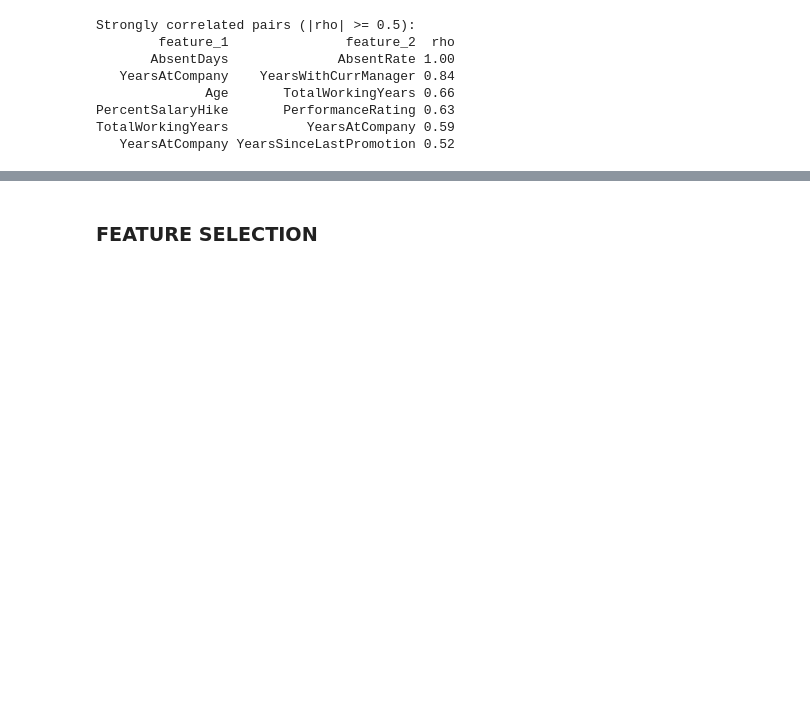
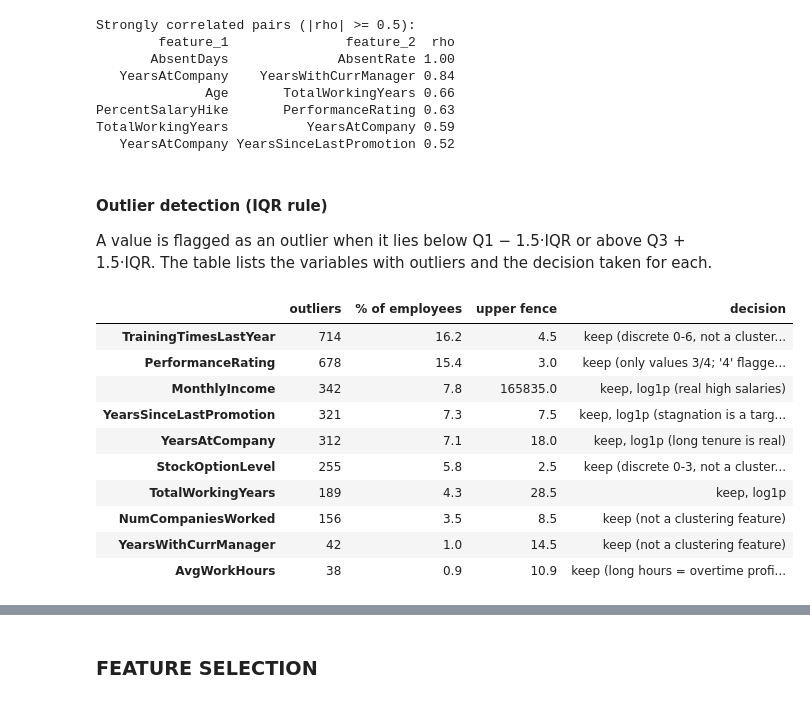
Before and after one commit to DangHoangMinhTu/Project-3---Clustering-HR-Analytics-Case-Study, a Jupyter notebook: HR-Analytics-Case-Study-Clustering.ipynb, the cells around one changed output, grey strips where cells are left out. Saved outputs shown, nothing was run; the diff lists cells and outputs as text; code cells hidden in the pictures; blank space fills up the shorter version.

```diff
--- a/HR-Analytics-Case-Study-Clustering.ipynb
+++ b/HR-Analytics-Case-Study-Clustering.ipynb
@@ -604,3 +613,42 @@ Strongly correlated pairs (|rho| >= 0.5):
 PercentSalaryHike       PerformanceRating 0.63
 TotalWorkingYears          YearsAtCompany 0.59
    YearsAtCompany YearsSinceLastPromotion 0.52
+# %% [markdown]
+#### Outlier detection (IQR rule)
+A value is flagged as an outlier when it lies below Q1 − 1.5·IQR or above Q3 + 1.5·IQR. The table lists the variables with outliers and the decision taken for each.
+# %%
+NUM_EDA = [c for c in df.select_dtypes("number").columns
+           if c not in ("Attrition", "AbsentDays")]
+q1, q3 = df[NUM_EDA].quantile(0.25), df[NUM_EDA].quantile(0.75)
+iqr = q3 - q1
+is_out = (df[NUM_EDA] < q1 - 1.5 * iqr) | (df[NUM_EDA] > q3 + 1.5 * iqr)
+outliers = pd.DataFrame({"outliers": is_out.sum(), "% of employees": is_out.mean() * 100,
+                         "upper fence": q3 + 1.5 * iqr})
+outliers = outliers[outliers["outliers"] > 0].sort_values("outliers", ascending=False)
+
+DECISION = {
+    "MonthlyIncome": "keep, log1p (real high salaries)",
+    "YearsAtCompany": "keep, log1p (long tenure is real)",
+    "YearsSinceLastPromotion": "keep, log1p (stagnation is a target profile)",
+    "TotalWorkingYears": "keep, log1p",
+    "AvgWorkHours": "keep (long hours = overtime profile of interest)",
+    "NumCompaniesWorked": "keep (not a clustering feature)",
+    "YearsWithCurrManager": "keep (not a clustering feature)",
+    "TrainingTimesLastYear": "keep (discrete 0-6, not a clustering feature)",
+    "PerformanceRating": "keep (only values 3/4; '4' flagged by the rule)",
+    "StockOptionLevel": "keep (discrete 0-3, not a clustering feature)",
+}
+outliers["decision"] = outliers.index.map(DECISION)
+outliers.round(1)
+# %% [output]
+|  | outliers | % of employees | upper fence | decision |
+| TrainingTimesLastYear | 714 | 16.2 | 4.5 | keep (discrete 0-6, not a cluster... |
+| PerformanceRating | 678 | 15.4 | 3.0 | keep (only values 3/4; '4' flagge... |
+| MonthlyIncome | 342 | 7.8 | 165835.0 | keep, log1p (real high salaries) |
+| YearsSinceLastPromotion | 321 | 7.3 | 7.5 | keep, log1p (stagnation is a targ... |
+| YearsAtCompany | 312 | 7.1 | 18.0 | keep, log1p (long tenure is real) |
+| StockOptionLevel | 255 | 5.8 | 2.5 | keep (discrete 0-3, not a cluster... |
+| TotalWorkingYears | 189 | 4.3 | 28.5 | keep, log1p |
+| NumCompaniesWorked | 156 | 3.5 | 8.5 | keep (not a clustering feature) |
+| YearsWithCurrManager | 42 | 1.0 | 14.5 | keep (not a clustering feature) |
+| AvgWorkHours | 38 | 0.9 | 10.9 | keep (long hours = overtime profi... |
```
Also changed, not shown: parts of 22 cells of this notebook, 4 other files.
